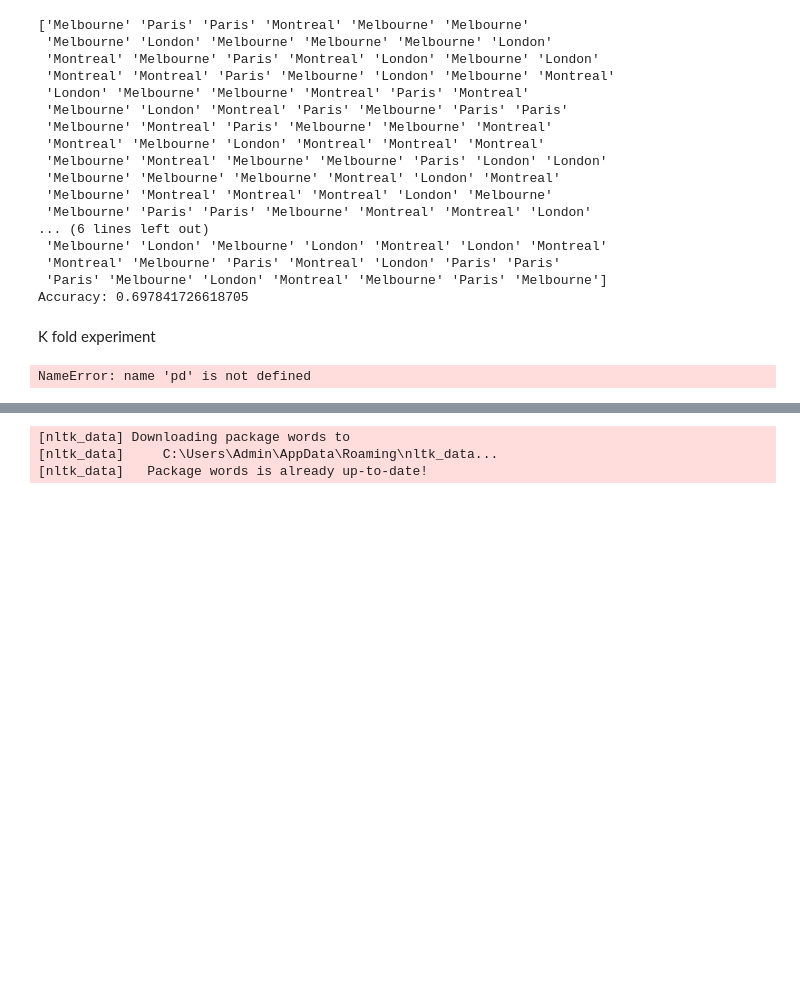
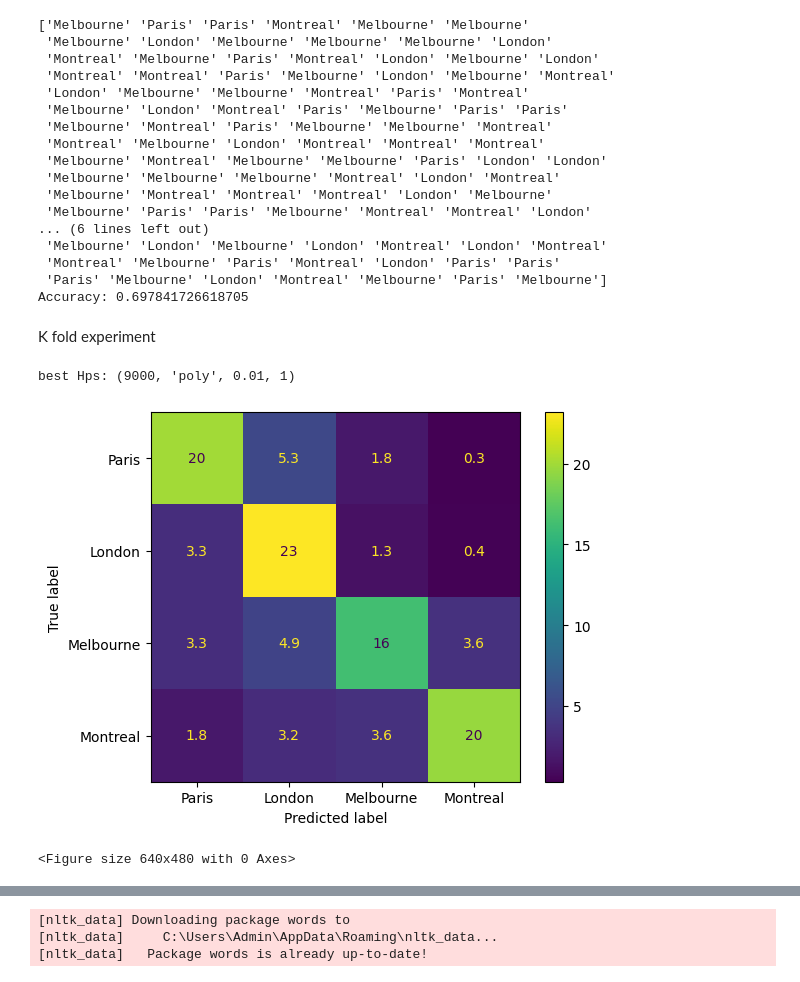
Before and after one commit to Kuzcop/551_Text_Classification_Reddit, a Jupyter notebook: NB.ipynb, the cells around one changed output, grey strips where cells are left out. Saved outputs shown, nothing was run; the diff lists cells and outputs as text; code cells hidden in the pictures; blank space fills up the shorter version.

Commit message:
Confusion Matrix Generation

```diff
--- a/NB.ipynb
+++ b/NB.ipynb
@@ -193,7 +193,7 @@ from sklearn.metrics import accuracy_score
 from sklearn import svm
 
 class SVM():
-    def __init__(self, max_features = 15000, token_pattern = r"(?u)\b[a-z][a-z]+\b", min_df = 1, max_df = 1.0, ngram_range = (1,1), degree = 3, kernel = 'linear', sublinear_tf = False):
+    def __init__(self, max_features = 15000, token_pattern = r"(?u)\b[a-z][a-z]+\b", min_df = 1, max_df = 1.0, ngram_range = (1,1), degree = 3, kernel = 'linear', sublinear_tf = False, tol = 1e-3):
         spacy_stopwords_list = list(fr_stop) + list(en_stop)
         nltk_stopwords_list = stopwords.words('english') + stopwords.words('french')
         other_stop_words = ['http', 'https', 'www']
@@ -203,9 +203,10 @@ class SVM():
         self.degree = degree
         self.kernel = kernel
         self.sublinear_tf = sublinear_tf
+        self.tol = tol
         self.vectorizer = TfidfVectorizer(max_features = max_features, lowercase=True, token_pattern= token_pattern, min_df = min_df, max_df = max_df, ngram_range = ngram_range, sublinear_tf=sublinear_tf)
         # self.vectorizer = CountVectorizer(binary = True, max_features = max_features, token_pattern=token_pattern, lowercase=True, strip_accents='unicode', min_df = min_df, max_df = max_df, ngram_range = ngram_range)
-        self.svm_class = svm.SVC(kernel=kernel, random_state=seed, degree=degree)
+        self.svm_class = svm.SVC(kernel=kernel, random_state=seed, degree=degree, tol=tol)
 
     def train(self, x_data_train, x_data_labels):
         assert len(x_data_train)  == len(x_data_labels)
@@ -370,12 +378,14 @@ stop_words = list(set().union(spacy_stopwords_list, nltk_stopwords_list, other_s
 # %%
 # No preprocessing using countVectorizer
-
+test_split = 0.2
 processed_training_data = preprocess(sentences=training_data,stop_words=stop_words, is_lemmatize=True)
 (training_data_split, testing_data_split, training_labels_split, testing_labels_split) = train_test_split(processed_training_data, training_labels, test_size = int(len(training_data)*test_split), random_state=seed)
 # %%
-processed_test_data = preprocess(sentences=testing_data_split,stop_words=stop_words, is_lemmatize=True)
+test_df = pd.read_csv(path + 'test.csv', encoding = "ISO-8859-1")
+test_data = test_df['body'].to_numpy()
+processed_test_data = preprocess(sentences=test_data,stop_words=stop_words, is_lemmatize=True)
 
-model = SVM()
+# model = SVM()
 # %%
 model = SVM()
 model.train(training_data_split, training_labels_split)
@@ -432,53 +442,60 @@ test_data = test_df['body'].to_numpy()
 
 max_feature_list = [3000, 5000, 9000, 10000, 12000, 15000]
 kernel_type = ['linear', 'poly', 'sigmoid']
-sub_linearity_list = [True, False]
-degrees = [1, 2, 3, 4]
+degrees = [1, 2, 3]
+tol = [1e-2, 1e-3, 1e-4, 1e-5]
+
+labels = ["Paris", "London", "Melbourne", "Montreal"]
 
 hps = []
 for features in max_feature_list:
     for kernel in kernel_type:
-        for linearity in sub_linearity_list:
+        for tolerance in tol:
             for degree in degrees:
-                hps.append((features, kernel, linearity, degree))
+                hps.append((features, kernel, tolerance, degree))
 
 errors = []
 infos = []
-for features, kernel, linearity, degree in hps:
-    mean_error, info = k_fold_validation(training_data_split, training_labels_split, max_features = features, degree = degree, kernel = kernel, sublinear_tf = linearity)
-    errors.append((mean_error, features, kernel, linearity, degree))
+for features, kernel, tolerance, degree in hps:
+    mean_error, info = k_fold_validation(training_data_split, training_labels_split, max_features = features, degree = degree, kernel = kernel, tol=tolerance)
+    errors.append((mean_error, features, kernel, tolerance, degree))
     infos.append(info)
 
 min = 1
 index = -1
 
 for i, error in enumerate(errors):
     if error[0] is not None and error[0] < min:
         index = i
         min = error[0]
 
 if index != -1:
-    features, kernel, linearity, degree = hps[index]
+    features, kernel, tolerance, degree = hps[index]
 
-    model = SVM(max_features=features, kernel=kernel, degree=degree, sublinear_tf=linearity)
+    model = SVM(max_features=features, kernel=kernel, degree=degree, tol=tolerance)
 
     model.train(processed_training_data, training_labels)
 
     pred = model.predict(test_data)
     prediction = model.predict(processed_test_data)
     # print(errors[index][0])
     print('best Hps: {}'.format(hps[index]))
-    pd.DataFrame({'Subreddit':pred}).reset_index().rename(columns={"index": "Id"}).to_csv(path + 'hp_optimization/' + 'results_SVM.csv', index=False)
-    pd.DataFrame({'Subreddit':prediction}).reset_index().rename(columns={"index": "Id"}).to_csv(path + 'hp_optimization/' + 'results_SVM_processed.csv', index=False)
-
+    pd.DataFrame({'Subreddit':pred}).reset_index().rename(columns={"index": "Id"}).to_csv(path + 'hp_optimization/' + 'results_SVM_0.2.csv', index=False)
+    pd.DataFrame({'Subreddit':prediction}).reset_index().rename(columns={"index": "Id"}).to_csv(path + 'hp_optimization/' + 'results_SVM_processed_0.2.csv', index=False)
+    disp = ConfusionMatrixDisplay(confusion_matrix=infos[index]['average confusion matrix'], display_labels=labels)
+    disp.plot()
+    plt.show()
+    plt.savefig(path + 'hp_optimization/' + 'SVM_' + str(hps[index][0])+ '_' + hps[index][1] + '_' + str(hps[index][2]) + '_' + str(hps[index][3]) + 'confusion matrix.png')
 else:
     print("No hyperparameters were viable")
 
 
 df = pd.DataFrame(errors)
 df2 = pd.DataFrame(infos)
 
-df.to_csv(path + 'hp_optimization/' + 'Mean errors.csv')
-df2.to_csv(path + 'hp_optimization/' + 'infos.csv')
+df.to_csv(path + 'hp_optimization/' + 'Mean errors_0.2.csv')
+df2.to_csv(path + 'hp_optimization/' + 'infos_0.2.csv')
 # %% [output]
-NameError: name 'pd' is not defined
+best Hps: (9000, 'poly', 0.01, 1)
+[figure, added]
+<Figure size 640x480 with 0 Axes>
```
Also changed, not shown: parts of 5 cells of this notebook, 1 other file.
